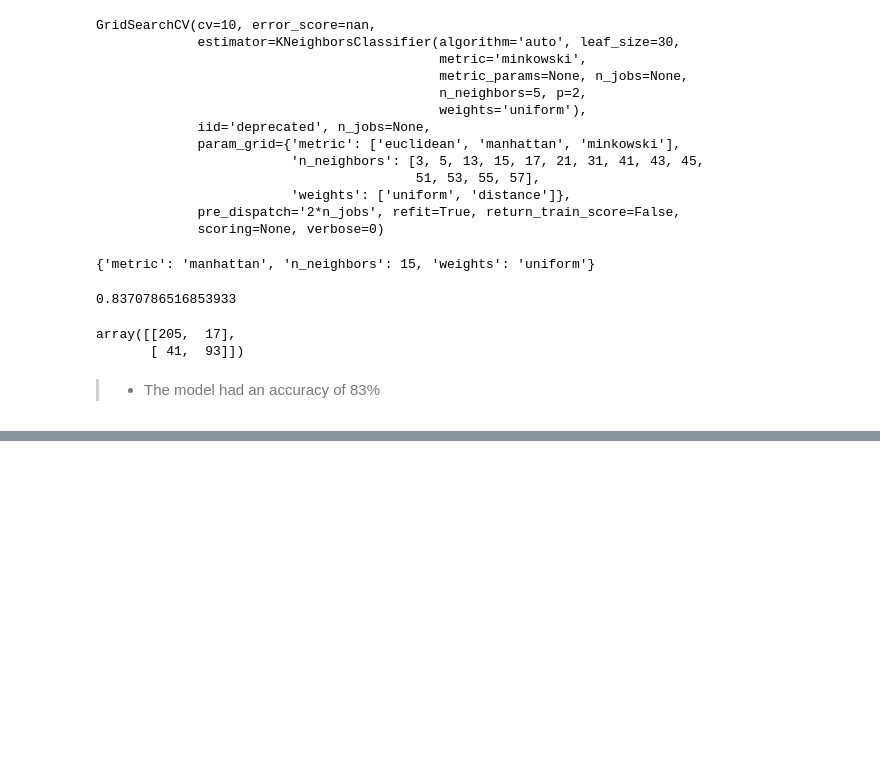
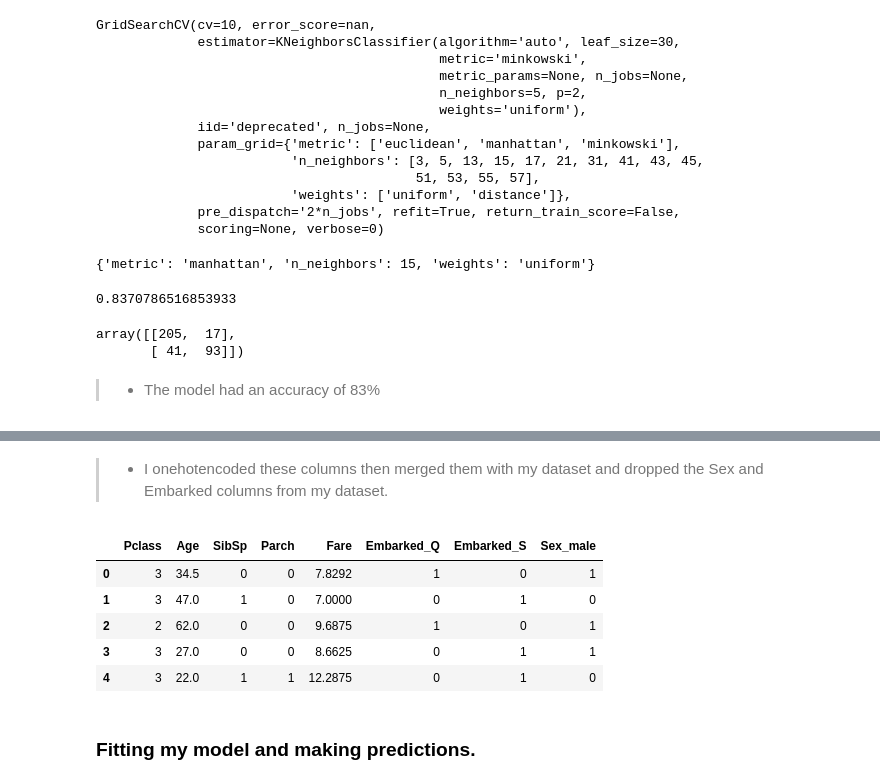
Before and after one commit to nyamskamau/Titanic-and-Spambase-datasets-analysis, a Jupyter notebook: KNearestNeighbors.ipynb, the cells around one changed output, grey strips where cells are left out. Drawn from its saved outputs; the diff is of its cells as text; code cells hidden in the pictures; blank space fills up the shorter version.

```diff
--- a/KNearestNeighbors.ipynb
+++ b/KNearestNeighbors.ipynb
@@ -551,0 +656,2 @@ array([[205,  17],
+# %%
+test.dropna(inplace=True)
@@ -551,0 +675,2 @@ array([[205,  17],
+# %% [markdown]
+>* I onehotencoded these columns then merged them with my dataset and dropped the Sex and Embarked columns from my dataset.
@@ -551,0 +683,11 @@ array([[205,  17],
+# %%
+test.head()
+# %% [output]
+|  | Pclass | Age | SibSp | Parch | Fare | Embarked_Q | Embarked_S | Sex_male |
+| 0 | 3 | 34.5 | 0 | 0 | 7.8292 | 1 | 0 | 1 |
+| 1 | 3 | 47.0 | 1 | 0 | 7.0000 | 0 | 1 | 0 |
+| 2 | 2 | 62.0 | 0 | 0 | 9.6875 | 1 | 0 | 1 |
+| 3 | 3 | 27.0 | 0 | 0 | 8.6625 | 0 | 1 | 1 |
+| 4 | 3 | 22.0 | 1 | 1 | 12.2875 | 0 | 1 | 0 |
+# %% [markdown]
+### Fitting my model and making predictions.
```
Also changed, not shown: parts of 28 cells of this notebook.
